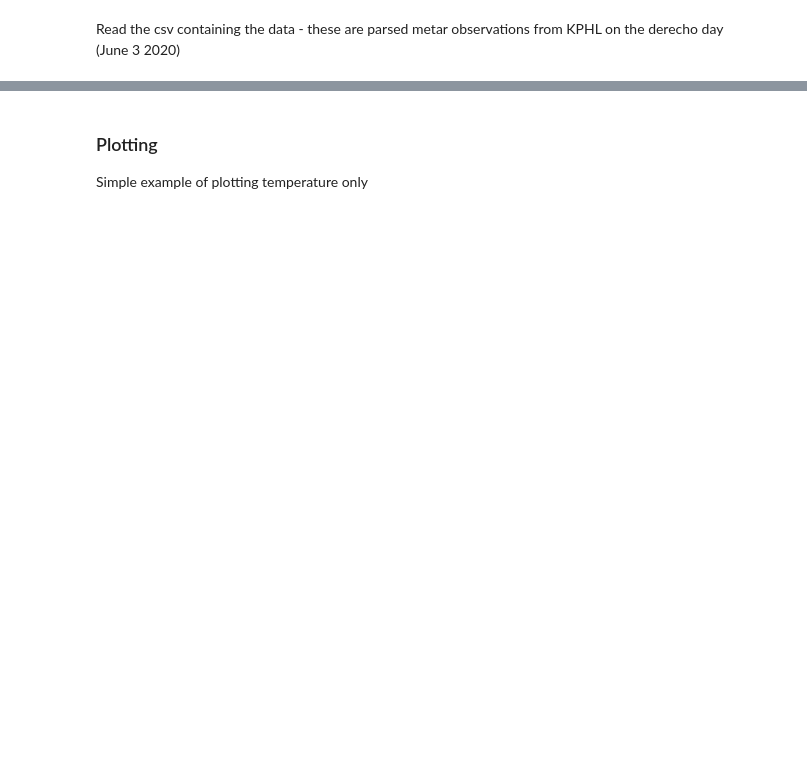
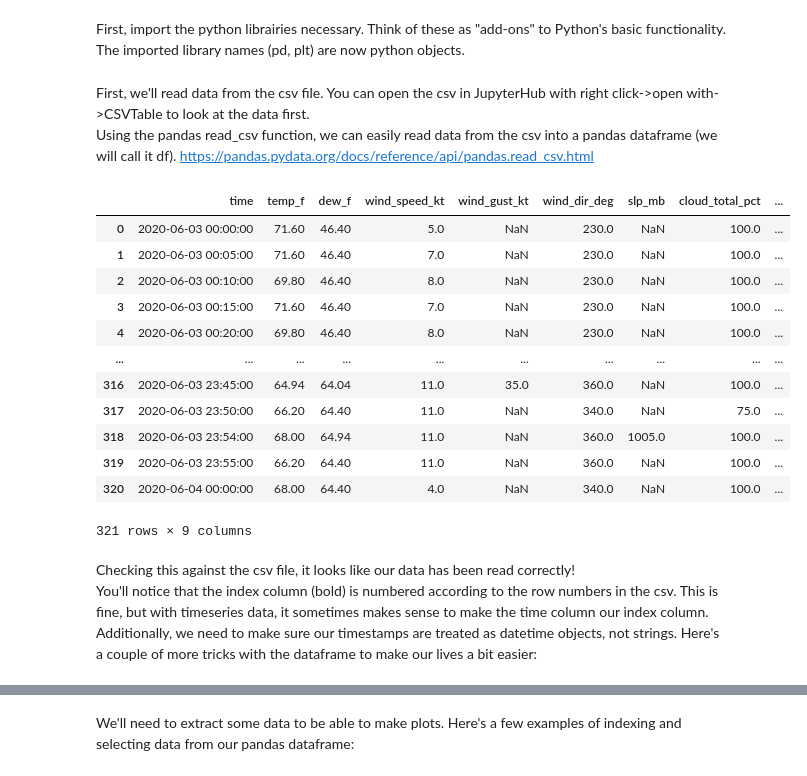
Before and after one commit to karlwx/wxdatasci, a Jupyter notebook: coding-challenges/meteogram/Meteogram_Demo.ipynb, the cells around one changed output, grey strips where cells are left out. Cells and saved outputs as stored; diff of their text form; code cells hidden in the pictures; blank space fills up the shorter version.

```diff
--- a/coding-challenges/meteogram/Meteogram_Demo.ipynb
+++ b/coding-challenges/meteogram/Meteogram_Demo.ipynb
@@ -5,3 +7,5 @@ First, import necessary libraries - pandas (for reading/manipulating data) and m
+# %% [markdown]
+First, import the python librairies necessary. Think of these as "add-ons" to Python's basic functionality. The imported library names (pd, plt) are now python objects.
 # %%
 import pandas as pd
 import matplotlib.pyplot as plt
@@ -10,3 +12,24 @@ from datetime import datetime
-# %% [markdown]
-Read the csv containing the data - these are parsed metar observations from KPHL on the derecho day (June 3 2020)
+# %% [markdown]
+First, we'll read data from the csv file. You can open the csv in JupyterHub with right click->open with->CSVTable to look at the data first.
+Using the pandas read_csv function, we can easily read data from the csv into a pandas dataframe (we will call it df). https://pandas.pydata.org/docs/reference/api/pandas.read_csv.html
+# %%
+# Here's what it looks like
+pd.read_csv('./data/KPHL.csv') # specify the file path as a "relative" path
+# %% [output]
+|  | time | temp_f | dew_f | wind_speed_kt | wind_gust_kt | wind_dir_deg | slp_mb | cloud_total_pct | ... |
+| 0 | 2020-06-03 00:00:00 | 71.60 | 46.40 | 5.0 | NaN | 230.0 | NaN | 100.0 | ... |
+| 1 | 2020-06-03 00:05:00 | 71.60 | 46.40 | 7.0 | NaN | 230.0 | NaN | 100.0 | ... |
+| 2 | 2020-06-03 00:10:00 | 69.80 | 46.40 | 8.0 | NaN | 230.0 | NaN | 100.0 | ... |
+| 3 | 2020-06-03 00:15:00 | 71.60 | 46.40 | 7.0 | NaN | 230.0 | NaN | 100.0 | ... |
+| 4 | 2020-06-03 00:20:00 | 69.80 | 46.40 | 8.0 | NaN | 230.0 | NaN | 100.0 | ... |
+| ... | ... | ... | ... | ... | ... | ... | ... | ... | ... |
+| 316 | 2020-06-03 23:45:00 | 64.94 | 64.04 | 11.0 | 35.0 | 360.0 | NaN | 100.0 | ... |
+| 317 | 2020-06-03 23:50:00 | 66.20 | 64.40 | 11.0 | NaN | 340.0 | NaN | 75.0 | ... |
+| 318 | 2020-06-03 23:54:00 | 68.00 | 64.94 | 11.0 | NaN | 360.0 | 1005.0 | 100.0 | ... |
+| 319 | 2020-06-03 23:55:00 | 66.20 | 64.40 | 11.0 | NaN | 360.0 | NaN | 100.0 | ... |
+| 320 | 2020-06-04 00:00:00 | 68.00 | 64.40 | 4.0 | NaN | 340.0 | NaN | 100.0 | ... |
+321 rows × 9 columns
+# %% [markdown]
+Checking this against the csv file, it looks like our data has been read correctly!
+You'll notice that the index column (bold) is numbered according to the row numbers in the csv. This is fine, but with timeseries data, it sometimes makes sense to make the time column our index column. Additionally, we need to make sure our timestamps are treated as datetime objects, not strings. Here's a couple of more tricks with the dataframe to make our lives a bit easier:
 # %%
@@ -28,7 +51,5 @@ df
 | 2020-06-03 23:55:00 | 66.20 | 64.40 | 11.0 | NaN | 360.0 | NaN | 100.0 | NaN |
 | 2020-06-04 00:00:00 | 68.00 | 64.40 | 4.0 | NaN | 340.0 | NaN | 100.0 | NaN |
 321 rows × 8 columns
-# %% [markdown]
-### Plotting
-
-Simple example of plotting temperature only
+# %% [markdown]
+We'll need to extract some data to be able to make plots. Here's a few examples of indexing and selecting data from our pandas dataframe:
```
Also changed, not shown: parts of 17 cells of this notebook, 3 other files.
